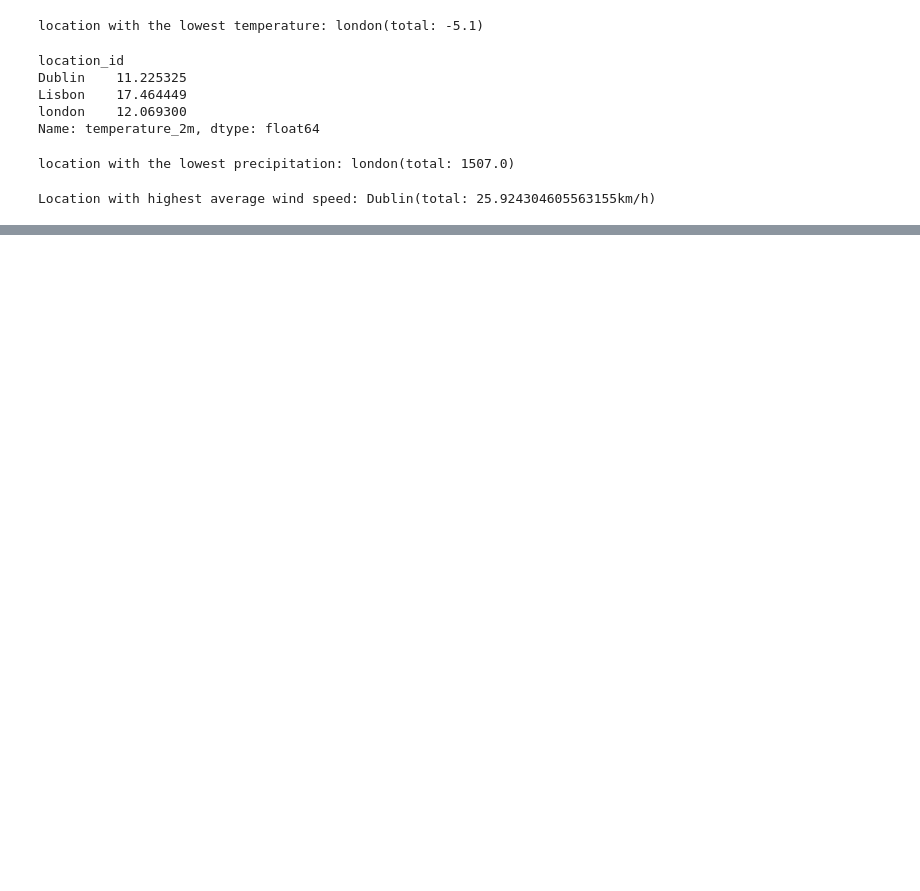
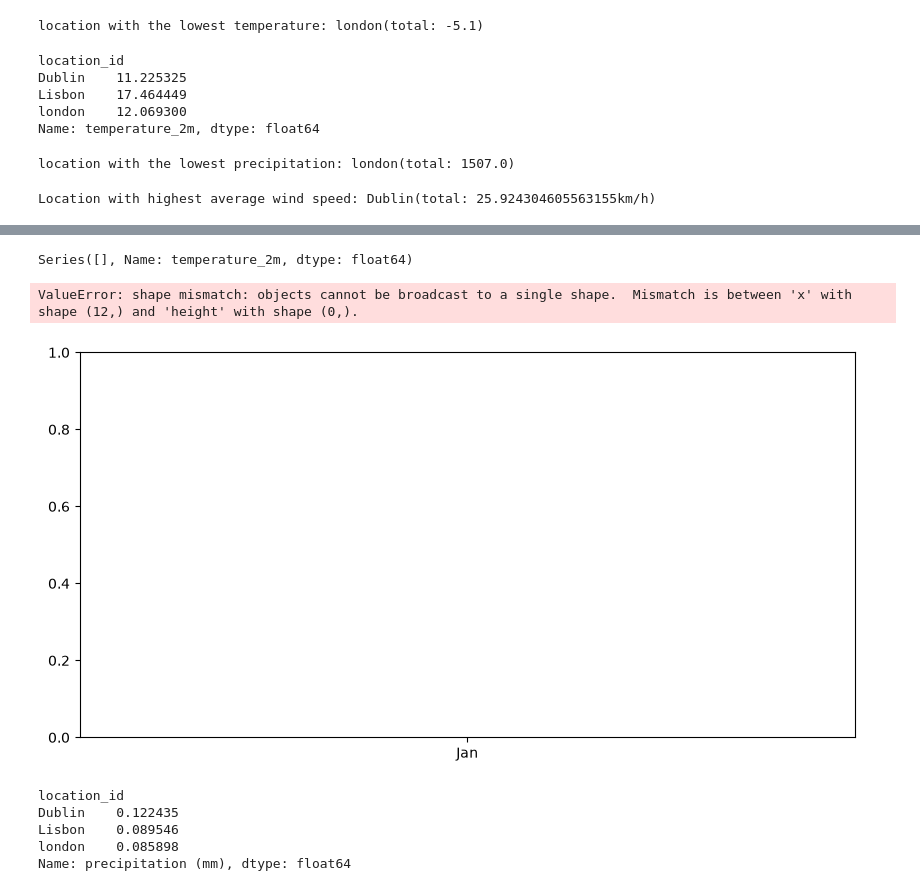
Before and after one commit to blairSmcc03/SCD_Online_Work_Experience, a Jupyter notebook: Untitled.ipynb, the cells around one changed output, grey strips where cells are left out. Drawn from its saved outputs; the diff is of its cells as text; code cells hidden in the pictures; blank space fills up the shorter version.

```diff
--- a/Untitled.ipynb
+++ b/Untitled.ipynb
@@ -112,0 +128,26 @@ plt.show()
+# %%
+# Bar chart for the average temperature each month in Dublin
+dublin = data[data['location_id'] == 1].copy()
+
+dublin["Month"] = dublin["time"].dt.month
+
+
+mean_temp_month = dublin.groupby("Month")["temperature_2m"].mean()
+
+print(mean_temp_month)
+
+month_labels = ["Jan", "Feb", "Mar", "Apr", "May", "Jun",
+                "Jul", "Aug", "Sep", "Oct", "Nov", "Dec"]
+
+plt.figure(figsize=(10,5))
+plt.bar(month_labels, mean_temp_month.values)
+
+plt.xlabel("Month")
+plt.ylabel("Average Temperature (°C)")
+plt.title("Average Temperature in Dublin")
+
+plt.show()
+# %% [output]
+Series([], Name: temperature_2m, dtype: float64)
+ValueError: shape mismatch: objects cannot be broadcast to a single shape.  Mismatch is between 'x' with shape (12,) and 'height' with shape (0,).
+[figure, added]
@@ -112,0 +174,8 @@ plt.show()
+# %%
+data.groupby('location_id')['precipitation (mm)'].mean()
+# %% [output]
+location_id
+Dublin    0.122435
+Lisbon    0.089546
+london    0.085898
+Name: precipitation (mm), dtype: float64
```
Also changed, not shown: parts of 7 cells of this notebook.
